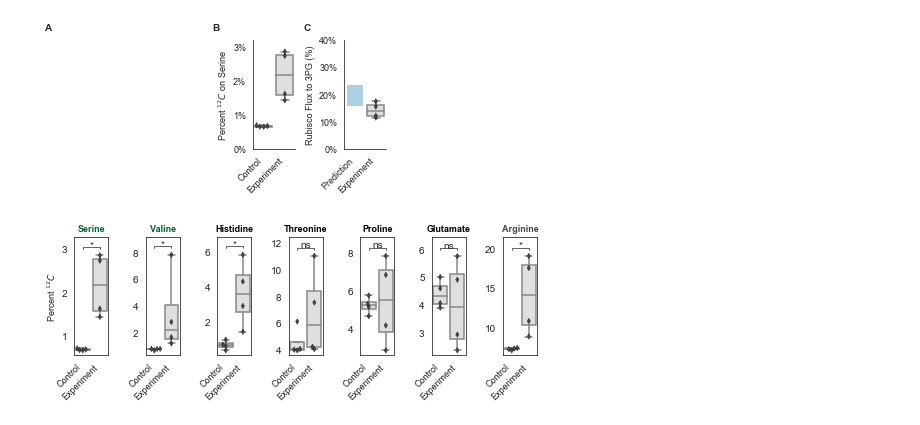
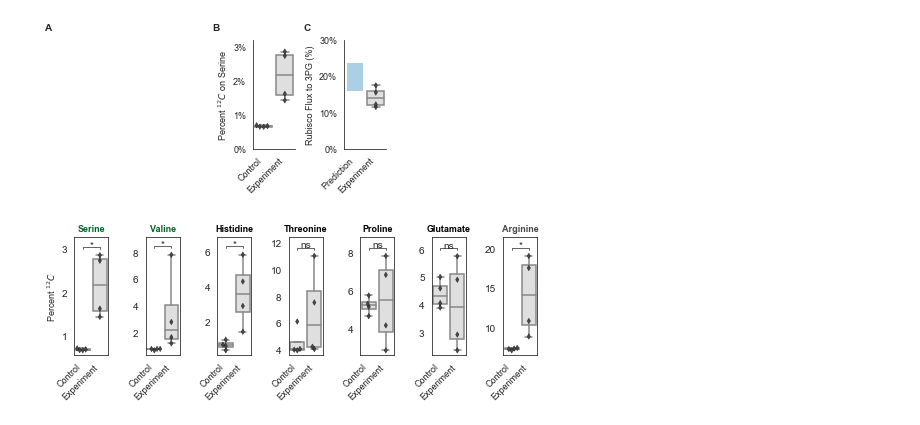
Before and after one commit to flamholz/carboxecoli, a Jupyter notebook: notebooks/Figure 6 and supplements LCMS.ipynb, the cells around one changed output. Cells and saved outputs as stored; diff of their text form; code cells hidden in the pictures.

```diff
--- a/notebooks/Figure 6 and supplements LCMS.ipynb
+++ b/notebooks/Figure 6 and supplements LCMS.ipynb
@@ -59,35 +59,35 @@ inferred_rub_flux = (flux_inference_df[flux_inference_df.sample_name == 'CCMB1_b
 n_exps = len(inferred_rub_flux)
 
 width = 0.8
 xy = (-width/2, rub_pct_range[0])
 height = rub_pct_range[1] - rub_pct_range[0]
 fba_rect = plt.Rectangle(xy, width, height, facecolor=blues[2])
 ax2.add_patch(fba_rect)
 
 sns.boxplot(x=[1]*n_exps, y=inferred_rub_flux, order=[0, 1], ax=ax2, color=greys[1])
 sns.swarmplot(x=[1]*n_exps, y=inferred_rub_flux, order=[0, 1], ax=ax2, color=greys[-2], marker='d',
               size=4, edgecolor='k', linewidth=0.3)
 
 yticks = np.arange(0, 41, 10)
 plt.yticks(yticks, ['%d%%' % y for y in yticks], fontsize=9)
 plt.xticks([0, 1],['Prediction', 'Experiment'], fontsize=9, rotation=45, ha='right')
 ax2.set_ylabel('Rubisco Flux to 3PG (%)', fontsize=9)
 ax2.set_xlabel('')
-ax2.set_ylim(0, 40)
+ax2.set_ylim(0, 30)
 ax2.set_xlim(-0.5, 1.5)
 sns.despine(ax=ax2)
 
 plt.tight_layout(h_pad=2)
 axs = [ax0, ax1, ax2]
 panel_labels = 'ABC'
 for i, ax in enumerate(axs):
     ax.text(-0.8, 1.15, panel_labels[i], transform=ax.transAxes,
             fontsize=10, fontweight='bold', va='top', ha='right')
 
 plt.savefig('fig6/fig6.png', dpi=600, bbox_inches='tight')
 plt.show()
 # %% [output]
-[figure, old version]
+[figure, new version]
 # %%
 # Figure 6 supplement 1 - LCMS data for each amino acid measured.
 # Shows that there are significant differences for amino acids where carboxylations are involved in their biosynthesis,
```
Also changed, not shown: 6 other files.
